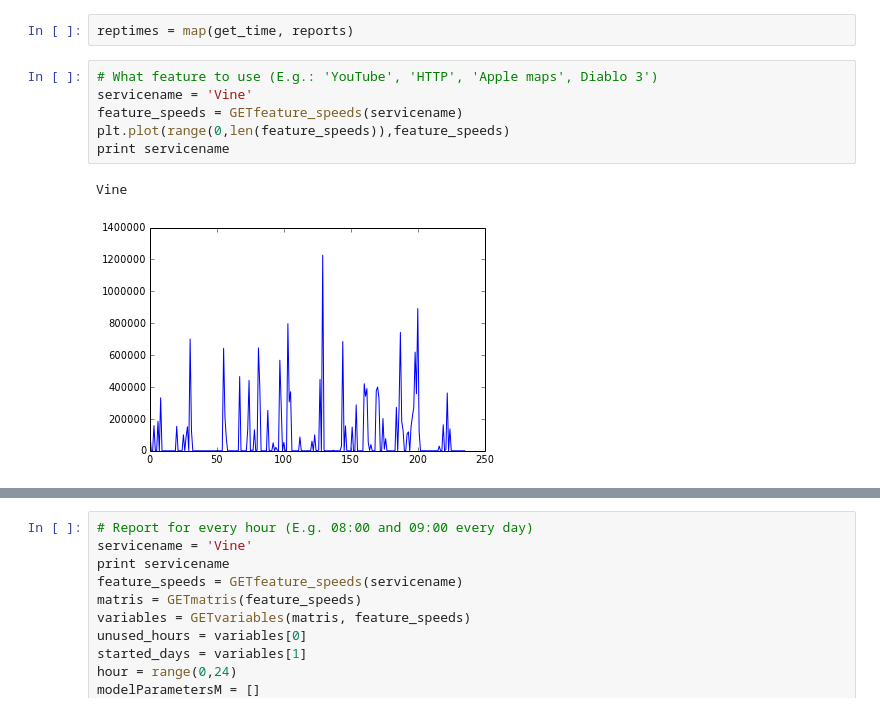
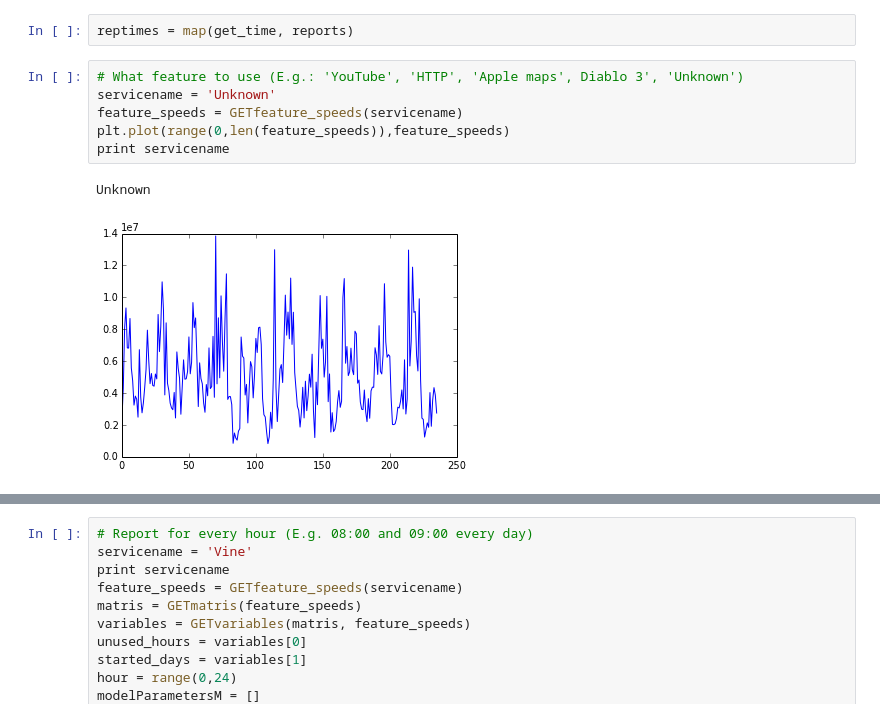
Before and after one commit to arnarn/projekt, a Jupyter notebook: project.ipynb, the cells around one changed output, grey strips where cells are left out. Saved outputs shown, nothing was run; the diff lists cells and outputs as text.

```diff
--- a/project.ipynb
+++ b/project.ipynb
@@ -103,13 +190,13 @@ def GETlist_diff(list1,list2):
 # %%
 reptimes = map(get_time, reports)
 # %%
-# What feature to use (E.g.: 'YouTube', 'HTTP', 'Apple maps', Diablo 3')
-servicename = 'Vine'
+# What feature to use (E.g.: 'YouTube', 'HTTP', 'Apple maps', Diablo 3', 'Unknown')
+servicename = 'Unknown'
 feature_speeds = GETfeature_speeds(servicename)
 plt.plot(range(0,len(feature_speeds)),feature_speeds)
 print servicename
 # %% [output]
-Vine
+Unknown
-[figure, old version]
+[figure, new version]
 # %%
 # Full report for a full feature index
```
Also changed, not shown: parts of 11 cells of this notebook.
